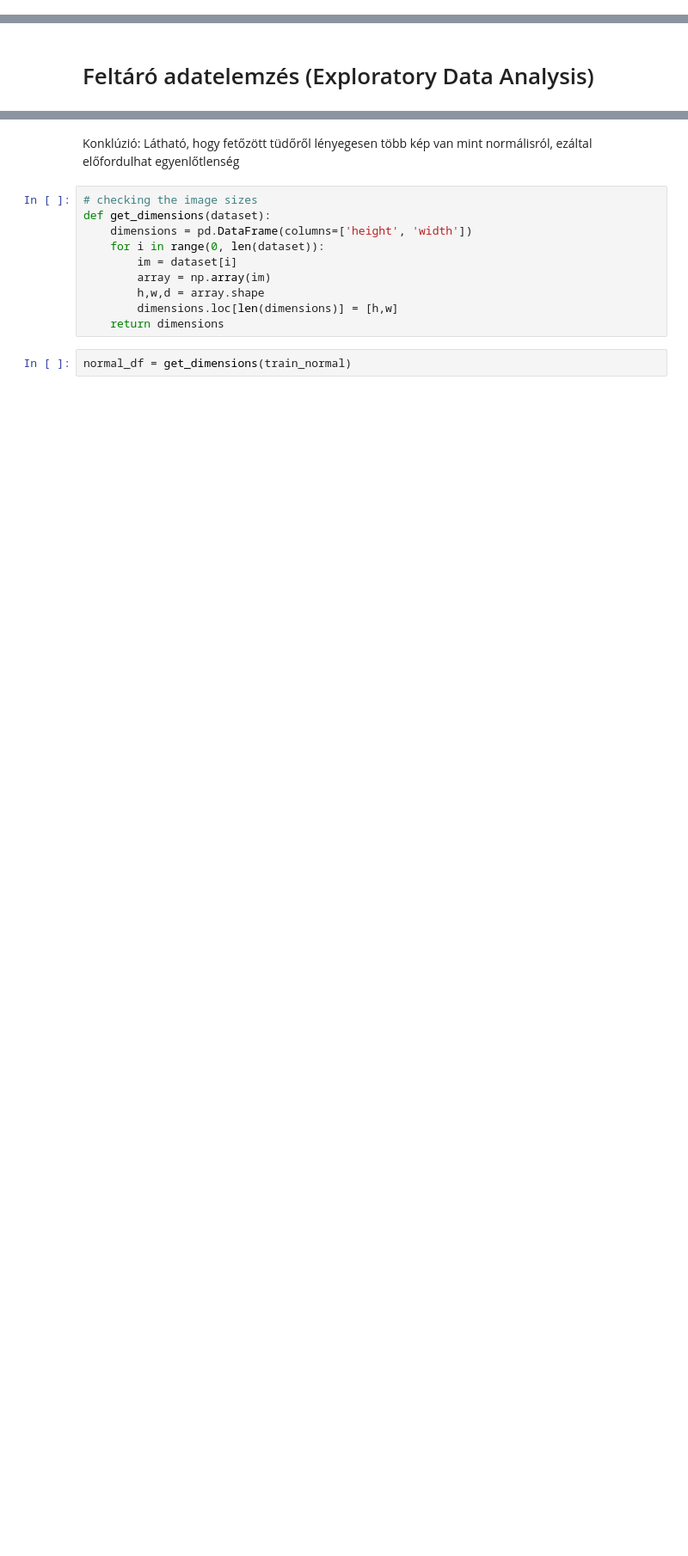
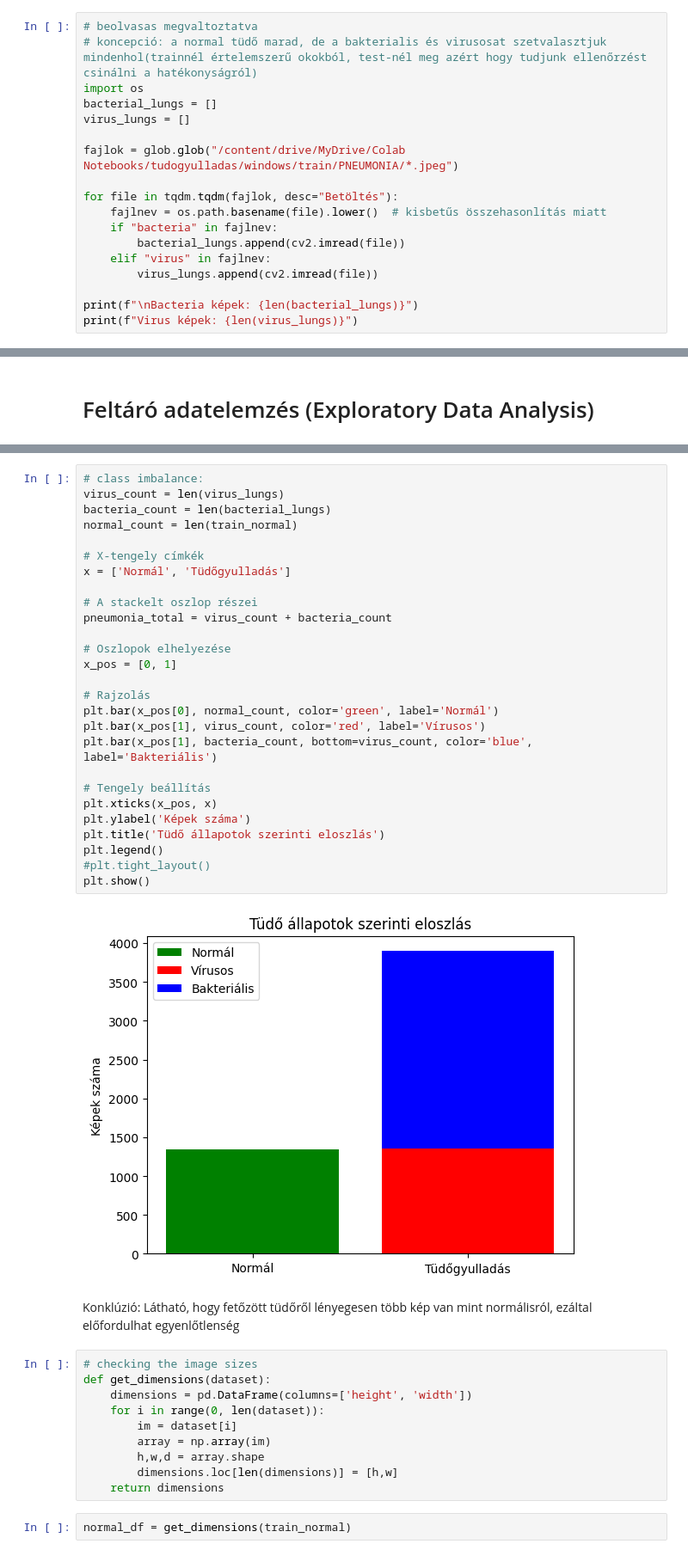
Before and after one commit to Adr1an11/Pneumonia-detection, a Jupyter notebook: pneunomia_detection.ipynb, the cells around one changed output, grey strips where cells are left out. Shown at 86% size. Saved outputs shown, nothing was run; the diff lists cells and outputs as text; blank space fills up the shorter version.

```diff
--- a/pneunomia_detection.ipynb
+++ b/pneunomia_detection.ipynb
@@ -79,0 +89,18 @@ len(train_pneunomia)
+# %%
+# beolvasas megvaltoztatva
+# koncepció: a normal tüdő marad, de a bakterialis és virusosat szetvalasztjuk mindenhol(trainnél értelemszerű okokból, test-nél meg azért hogy tudjunk ellenőrzést csinálni a hatékonyságról)
+import os
+bacterial_lungs = []
+virus_lungs = []
+
+fajlok = glob.glob("/content/drive/MyDrive/Colab Notebooks/tudogyulladas/windows/train/PNEUMONIA/*.jpeg")
+
+for file in tqdm.tqdm(fajlok, desc="Betöltés"):
+    fajlnev = os.path.basename(file).lower()  # kisbetűs összehasonlítás miatt
+    if "bacteria" in fajlnev:
+        bacterial_lungs.append(cv2.imread(file))
+    elif "virus" in fajlnev:
+        virus_lungs.append(cv2.imread(file))
+
+print(f"\nBacteria képek: {len(bacterial_lungs)}")
+print(f"Virus képek: {len(virus_lungs)}")
@@ -94,3 +112,32 @@ sns.barplot(classes,width=0.5)
+# %%
+# class imbalance:
+virus_count = len(virus_lungs)
+bacteria_count = len(bacterial_lungs)
+normal_count = len(train_normal)
+
+# X-tengely címkék
+x = ['Normál', 'Tüdőgyulladás']
+
+# A stackelt oszlop részei
+pneumonia_total = virus_count + bacteria_count
+
+# Oszlopok elhelyezése
+x_pos = [0, 1]
+
+# Rajzolás
+plt.bar(x_pos[0], normal_count, color='green', label='Normál')
+plt.bar(x_pos[1], virus_count, color='red', label='Vírusos')
+plt.bar(x_pos[1], bacteria_count, bottom=virus_count, color='blue', label='Bakteriális')
+
+# Tengely beállítás
+plt.xticks(x_pos, x)
+plt.ylabel('Képek száma')
+plt.title('Tüdő állapotok szerinti eloszlás')
+plt.legend()
+#plt.tight_layout()
+plt.show()
+# %% [output]
+[figure, added]
 # %% [markdown]
 Konklúzió: Látható, hogy fetőzött tüdőről lényegesen több kép van mint normálisról, ezáltal előfordulhat egyenlőtlenség
 # %%
```
Also changed, not shown: parts of 12 cells of this notebook.
